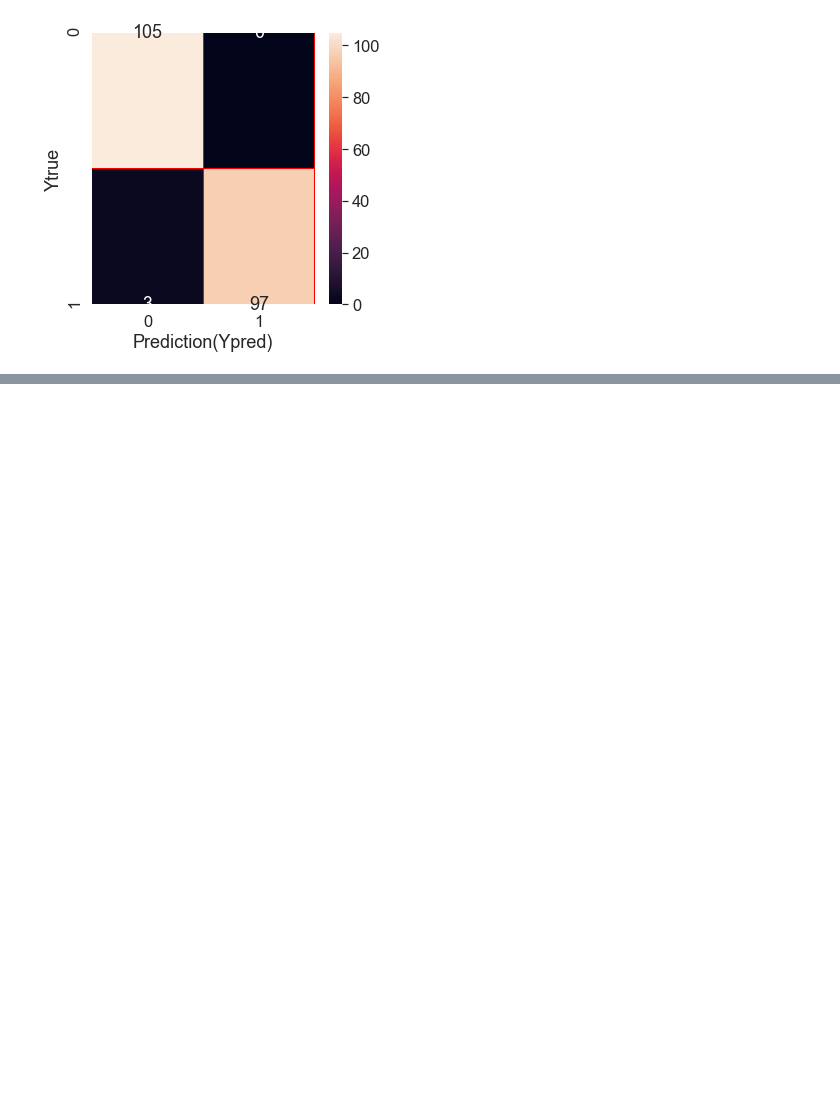
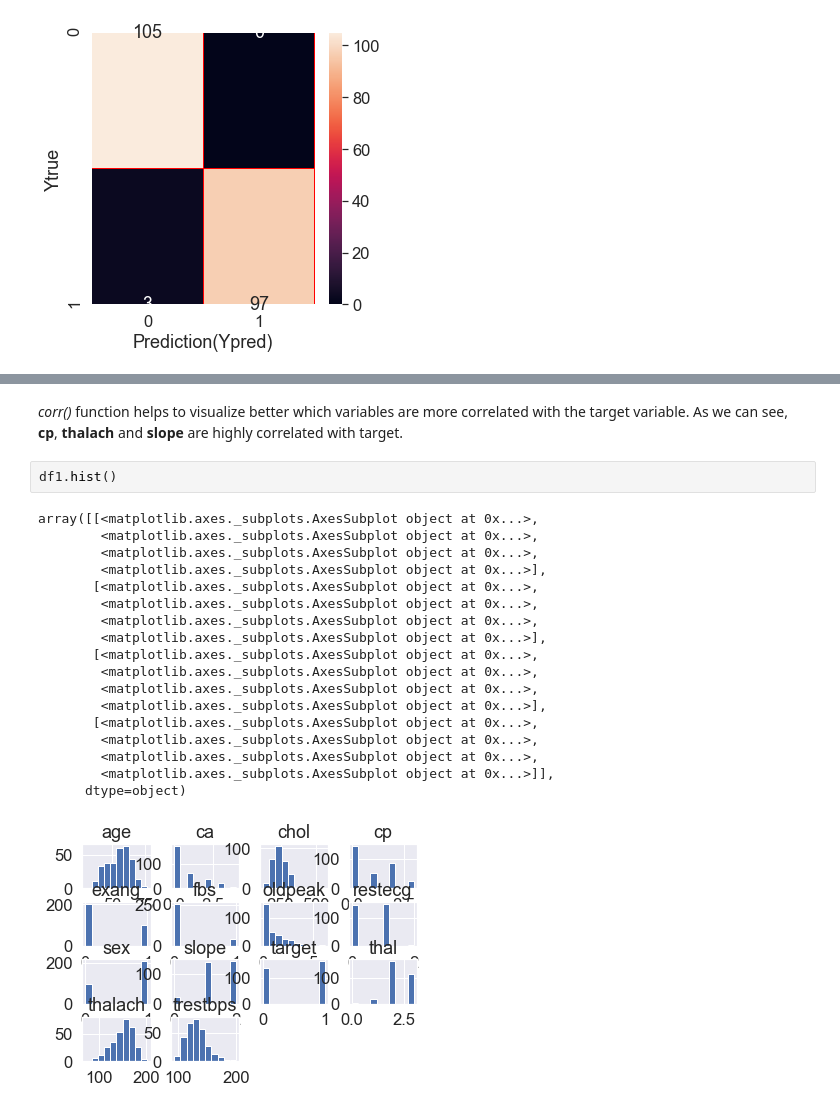
Before and after one commit to DashaShevkoplyas/heart_disease_prediction, a Jupyter notebook: Prediction of Heart Diseases.ipynb, the cells around one changed output, grey strips where cells are left out. Cells and saved outputs as stored; diff of their text form; blank space fills up the shorter version.

```diff
--- a/Prediction of Heart Diseases.ipynb
+++ b/Prediction of Heart Diseases.ipynb
@@ -510,0 +637,24 @@ plt.show()
+# %% [markdown]
+<i>corr()</i> function helps to visualize better which variables are more correlated with the target variable.
+As we can see, <b>cp</b>, <b>thalach</b> and <b>slope</b> are highly correlated with target.
+# %%
+df1.hist()
+# %% [output]
+array([[<matplotlib.axes._subplots.AxesSubplot object at 0x...>,
+        <matplotlib.axes._subplots.AxesSubplot object at 0x...>,
+        <matplotlib.axes._subplots.AxesSubplot object at 0x...>,
+        <matplotlib.axes._subplots.AxesSubplot object at 0x...>],
+       [<matplotlib.axes._subplots.AxesSubplot object at 0x...>,
+        <matplotlib.axes._subplots.AxesSubplot object at 0x...>,
+        <matplotlib.axes._subplots.AxesSubplot object at 0x...>,
+        <matplotlib.axes._subplots.AxesSubplot object at 0x...>],
+       [<matplotlib.axes._subplots.AxesSubplot object at 0x...>,
+        <matplotlib.axes._subplots.AxesSubplot object at 0x...>,
+        <matplotlib.axes._subplots.AxesSubplot object at 0x...>,
+        <matplotlib.axes._subplots.AxesSubplot object at 0x...>],
+       [<matplotlib.axes._subplots.AxesSubplot object at 0x...>,
+        <matplotlib.axes._subplots.AxesSubplot object at 0x...>,
+        <matplotlib.axes._subplots.AxesSubplot object at 0x...>,
+        <matplotlib.axes._subplots.AxesSubplot object at 0x...>]],
+      dtype=object)
+[figure, added]
```
Also changed, not shown: parts of 52 cells of this notebook, 1 other file.
